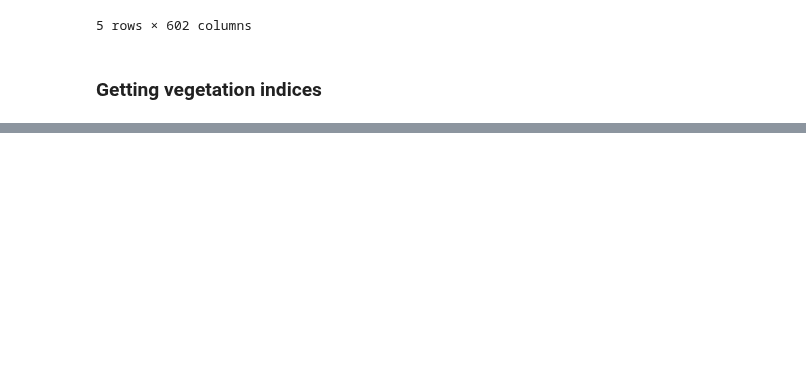
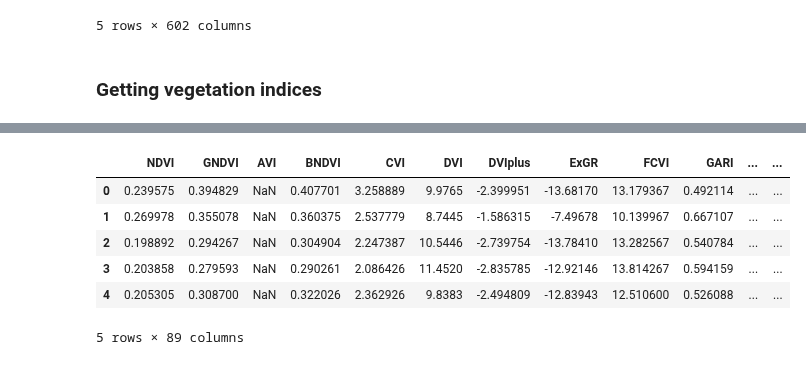
Before and after one commit to nelsopet/lecospy, a Jupyter notebook: Scripts/speclib_processing.ipynb, the cells around one changed output, grey strips where cells are left out. Cells and saved outputs as stored; diff of their text form; code cells hidden in the pictures; blank space fills up the shorter version.

```diff
--- a/Scripts/speclib_processing.ipynb
+++ b/Scripts/speclib_processing.ipynb
@@ -169,0 +113,47 @@ image_indices.head()
+# %%
+indices_to_calculate = ["NDVI","GNDVI", "AVI", "BNDVI", "CVI", "DVI", "DVIplus", "ExGR", "FCVI", "GARI", "GBNDVI", "GOSAVI", "GRNDVI", "GRVI", "GSAVI", "IPVI", "MGRVI", "MNLI", "MRBVI", "MSAVI", "MTVI1", "MTVI2", "NDVI705", "NDREI", "NDDI", "NDGI", "ND705", "MTCI", "MSR705", "MSR", "MCARIOSAVI705", "MCARIOSAVI", "MCARI705", "MCARI1" ,"MCARI2", "MCARI", "IRECI", "IKAW", "GM1", "GM2", "GLI", "GEMI", "GCC", "ExR", "ExG", "ExGR", "CIG", "CIRE", "BCC", "MGRVI", "MNLI", "MRBVI", "MSAVI", "MSR", "MSR705", "MTCI", "MTVI1", "MTVI2", "ND705", "NDDI", "NDGI", "NDREI", "NDVI705", "NDYI", "NGRDI", "NIRv", "NLI", "NormG", "NormNIR", "NormR", "OSAVI", "PSRI", "RCC", "RDVI", "REDSI", "RENDVI", "RGBVI", "RGRI", "RI", "RVI", "S2REP", "SARVI", "SAVI", "SI", "SIPI", "SR", "SR2", "SR555" , "SR705", "TCARI", "TCARIOSAVI", "TCARIOSAVI705", "TCI", "TDVI", "TGI", "TRRVI", "TVI", "TriVI", "VARI", "VARI700", "VI700", "VIG", "mND705", "mSR705"]
+grd_indices = spy.computeIndex(
+    index = indices_to_calculate,
+    params = {
+        "N": grd_bands["890"],
+        "R": grd_bands["685"],
+        "A" : grd_bands["550"],
+        "G": grd_bands["540"],
+        "G" : grd_bands["500"],
+        "L" : 0.5,
+        "RE1": grd_bands["705"],
+        "RE2" : grd_bands["750"],
+        "RE3": grd_bands["758"],
+        "B" : grd_bands["480"],
+        "lambdaN" : grd_bands["900"],
+        "lambdaR" : grd_bands["650"],
+        "lambdaG" : grd_bands["560"]
+    }
+)
+img_indices = spy.computeIndex(
+    index = indices_to_calculate,
+    params = {
+        "N": img_bands["X890"],
+        "R": img_bands["X685"],
+        "A" : img_bands["X550"],
+        "G": img_bands["X540"],
+        "G" : img_bands["X500"],
+        "L" : 0.5,
+        "RE1": img_bands["X705"],
+        "RE2" : img_bands["X750"],
+        "RE3": img_bands["X758"],
+        "B" : img_bands["X480"],
+        "lambdaN" : img_bands["X900"],
+        "lambdaR" : img_bands["X650"],
+        "lambdaG" : img_bands["X560"]
+    }
+)
+grd_indices.head()
+# %% [output]
+|  | NDVI | GNDVI | AVI | BNDVI | CVI | DVI | DVIplus | ExGR | FCVI | GARI | ... | ... |
+| 0 | 0.239575 | 0.394829 | NaN | 0.407701 | 3.258889 | 9.9765 | -2.399951 | -13.68170 | 13.179367 | 0.492114 | ... | ... |
+| 1 | 0.269978 | 0.355078 | NaN | 0.360375 | 2.537779 | 8.7445 | -1.586315 | -7.49678 | 10.139967 | 0.667107 | ... | ... |
+| 2 | 0.198892 | 0.294267 | NaN | 0.304904 | 2.247387 | 10.5446 | -2.739754 | -13.78410 | 13.282567 | 0.540784 | ... | ... |
+| 3 | 0.203858 | 0.279593 | NaN | 0.290261 | 2.086426 | 11.4520 | -2.835785 | -12.92146 | 13.814267 | 0.594159 | ... | ... |
+| 4 | 0.205305 | 0.308700 | NaN | 0.322026 | 2.362926 | 9.8383 | -2.494809 | -12.83943 | 12.510600 | 0.526088 | ... | ... |
+5 rows × 89 columns
```
Also changed, not shown: parts of 4 cells of this notebook.
